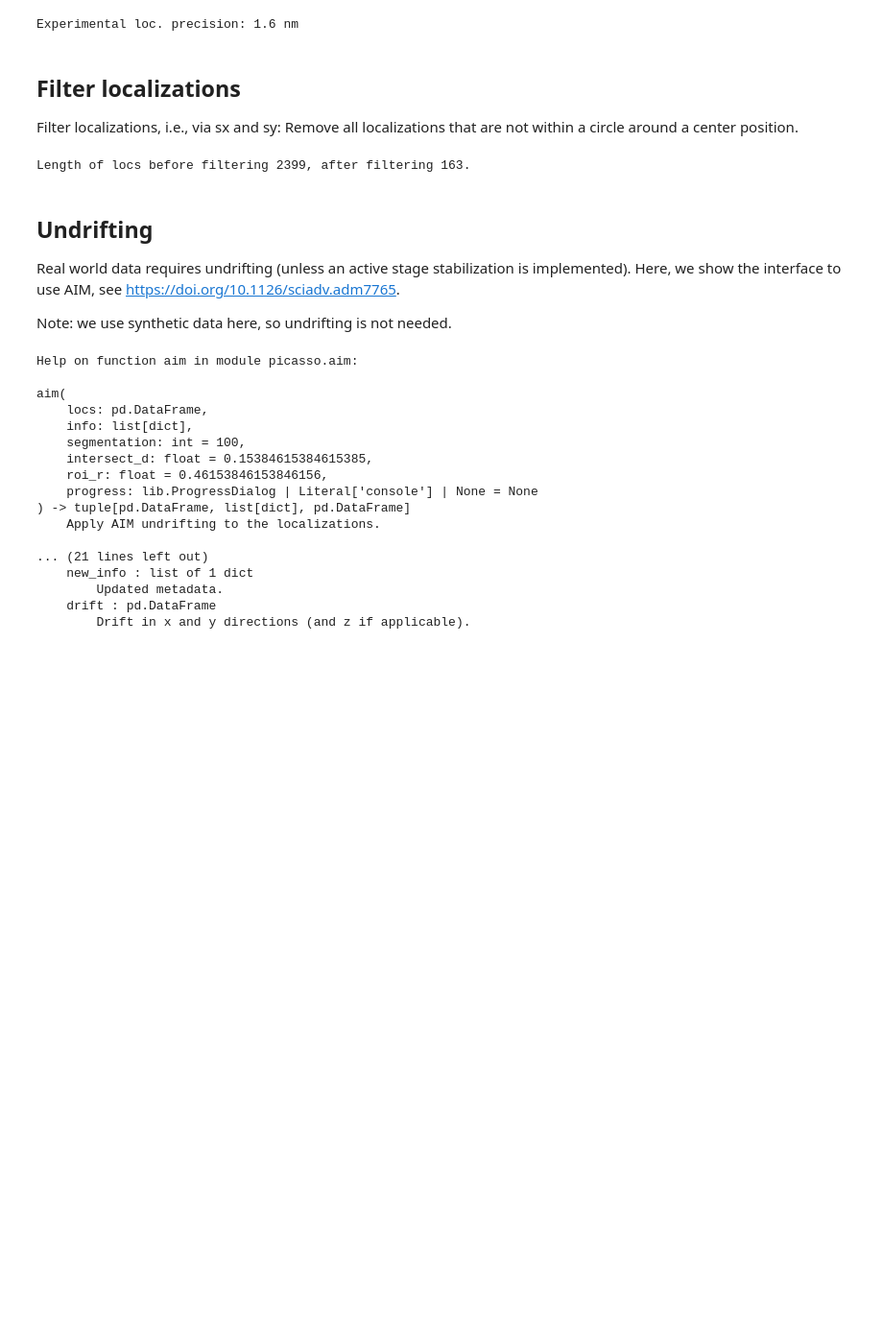
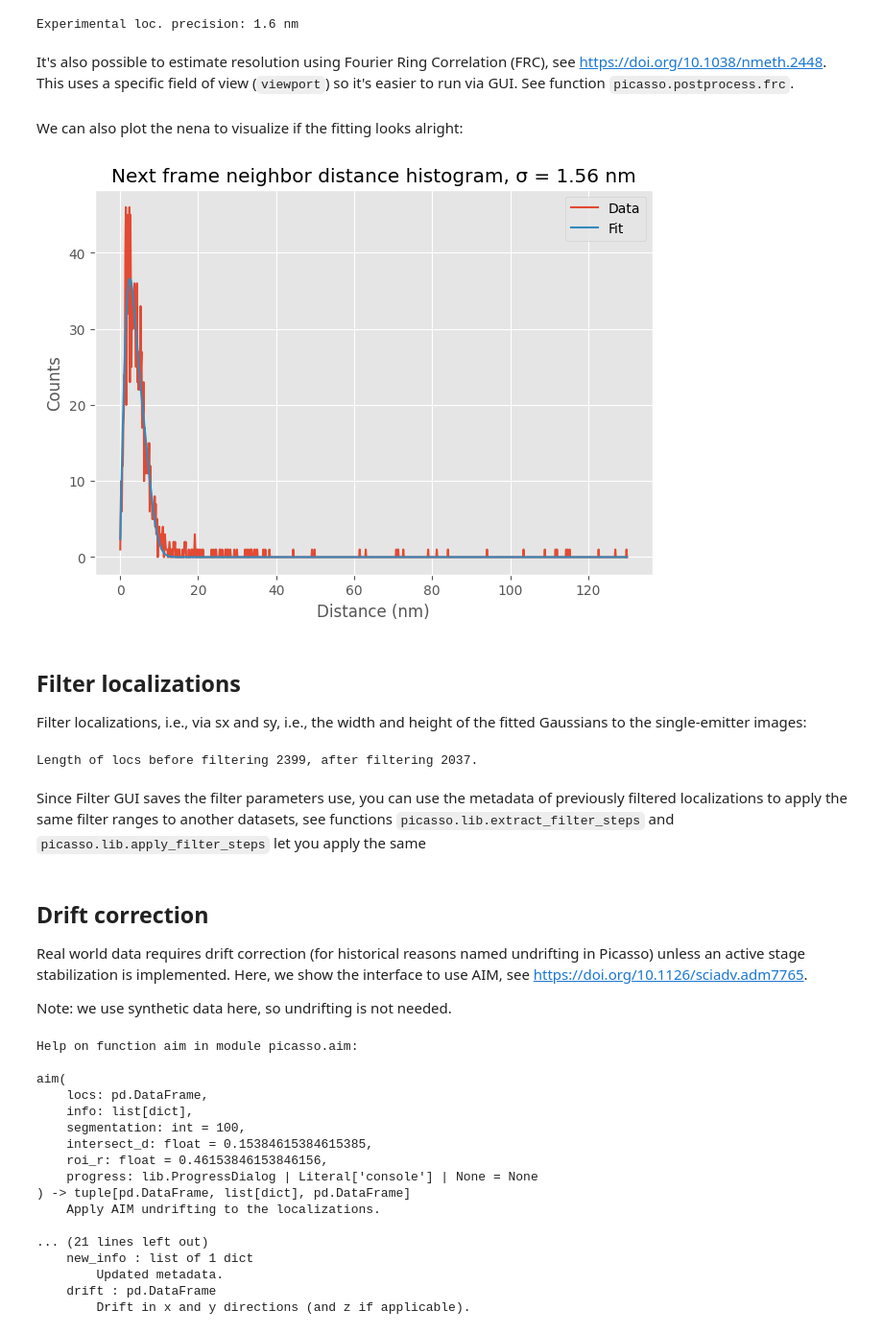
Before and after one commit to jungmannlab/picasso, a Jupyter notebook: samples/sample_notebook_2_basic_analysis.ipynb, the cells around one changed output. Shown at 96% size. Drawn from its saved outputs; the diff is of its cells as text; code cells hidden in the pictures; blank space fills up the shorter version.

```diff
--- a/samples/sample_notebook_2_basic_analysis.ipynb
+++ b/samples/sample_notebook_2_basic_analysis.ipynb
@@ -106,30 +124,46 @@ Image height: 32, width: 32
 # %% [markdown]
 ## Calculate NeNA - experimental localization precision
 # %%
-_, nena = postprocess.nena(locs, info)
+nena_result, nena = postprocess.nena(locs, info)
 nena *= pixelsize  # convert to nm
 print(f"Experimental loc. precision: {nena:.1f} nm")
 # %% [output]
 Experimental loc. precision: 1.6 nm
-# %% [markdown]
-## Filter localizations
-
-Filter localizations, i.e., via sx and sy: Remove all localizations that are not within a circle around a center position.
+# %% [markdown]
+It's also possible to estimate resolution using Fourier Ring Correlation (FRC), see https://doi.org/10.1038/nmeth.2448. This uses a specific field of view (`viewport`) so it's easier to run via GUI. See function `picasso.postprocess.frc`.
+# %% [markdown]
+We can also plot the nena to visualize if the fitting looks alright:
+# %%
+# note this is a small dataset, so the data histogram (red line) will not be smooth
+postprocess.plot_nena(nena_result)
+# %% [output]
+[figure, added]
+# %% [markdown]
+## Filter localizations
+
+Filter localizations, i.e., via sx and sy, i.e., the width and height of the fitted Gaussians to the single-emitter images:
 # %%
-sx_center = 0.82  # units of camera pixels! in our case, pixelsize = 130 nm
-sy_center = 0.82
+sx_center = 0.87  # units of camera pixels! in our case, pixelsize = 130 nm
+sy_center = 0.87
+photons_min, photons_max = (100, 15_000)
 
 radius = 0.04
 
-to_keep = (locs.sx-sx_center)**2 + (locs.sy-sy_center)**2 < radius**2
+to_keep = (
+    ((locs["sx"] - sx_center) ** 2 + (locs["sy"] - sy_center) ** 2 < radius ** 2)
+    & (locs["photons"] > photons_min)
+    & (locs["photons"] < photons_max)
+)
 
 filtered_locs = locs[to_keep]
 print(f'Length of locs before filtering {len(locs)}, after filtering {len(filtered_locs)}.')
 # %% [output]
-Length of locs before filtering 2399, after filtering 163.
+Length of locs before filtering 2399, after filtering 2037.
+# %% [markdown]
+Since Filter GUI saves the filter parameters use, you can use the metadata of previously filtered localizations to apply the same filter ranges to another datasets, see functions `picasso.lib.extract_filter_steps` and `picasso.lib.apply_filter_steps` let you apply the same
 # %% [markdown]
-## Undrifting
-Real world data requires undrifting (unless an active stage stabilization is implemented). Here, we show the interface to use AIM, see https://doi.org/10.1126/sciadv.adm7765.
+## Drift correction
+Real world data requires drift correction (for historical reasons named undrifting in Picasso) unless an active stage stabilization is implemented. Here, we show the interface to use AIM, see https://doi.org/10.1126/sciadv.adm7765.
 
 Note: we use synthetic data here, so undrifting is not needed.
 # %%
```
Also changed, not shown: parts of 16 cells of this notebook, 4 other files.
